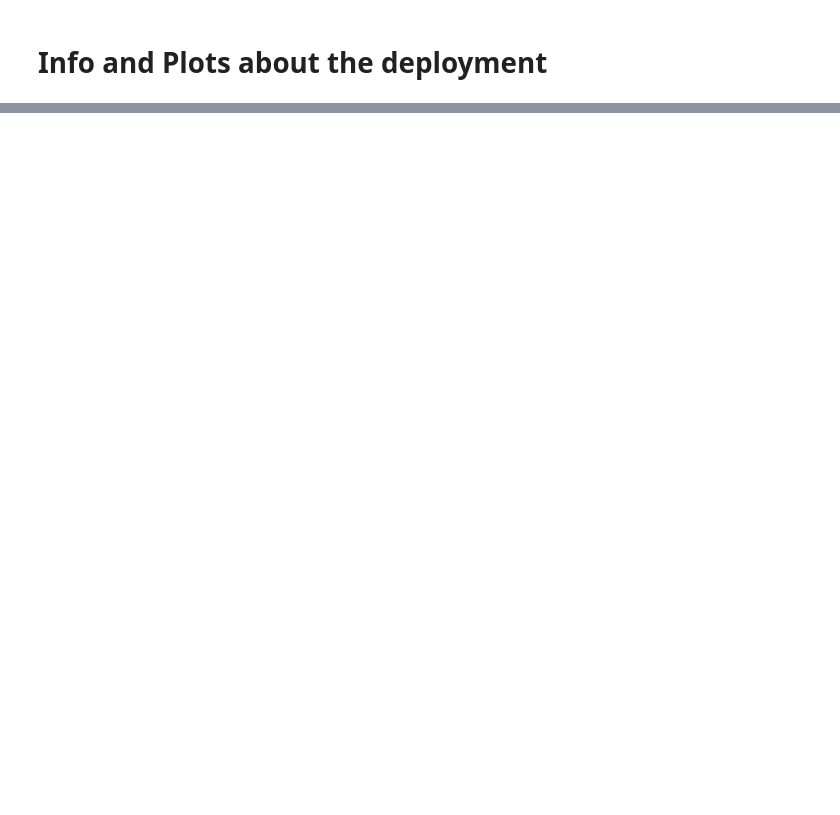
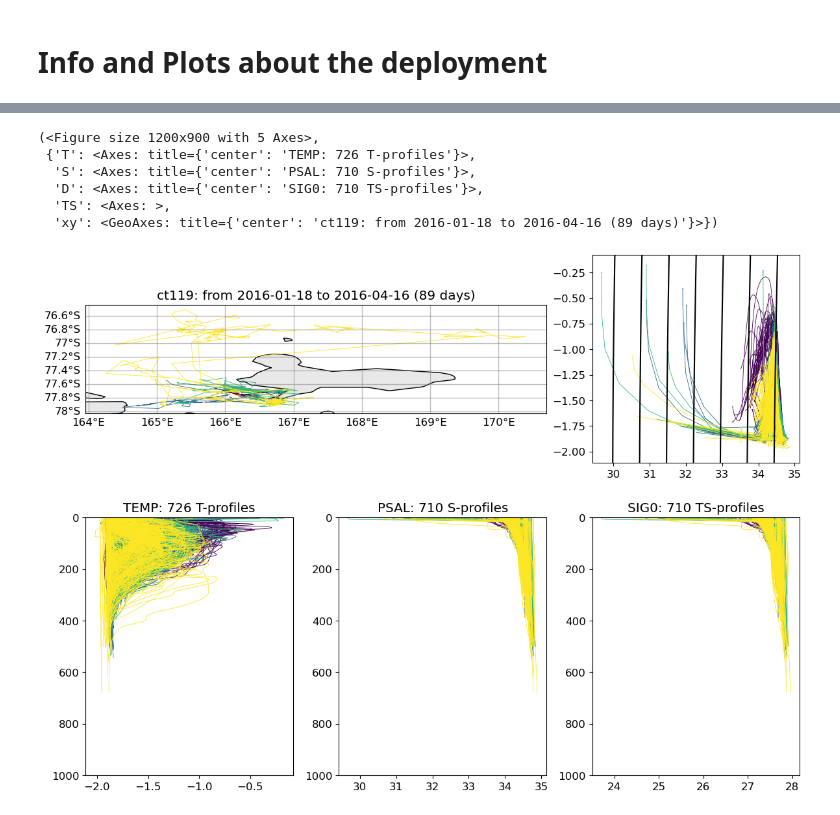
Before and after one commit to fabien-roquet/MEOP_process, a Jupyter notebook: python/tutorial_info_deployment.ipynb, the cells around one changed output, grey strips where cells are left out. Saved outputs shown, nothing was run; the diff lists cells and outputs as text; code cells hidden in the pictures; blank space fills up the shorter version.

```diff
--- a/python/tutorial_info_deployment.ipynb
+++ b/python/tutorial_info_deployment.ipynb
@@ -20,0 +40,12 @@ meop_plot_data.plot_data_deployments(deployment)
+# %%
+reload(meop)
+reload(meop_plot_data)
+meop_plot_data.plot_data_deployments(deployment)
+# %% [output]
+(<Figure size 1200x900 with 5 Axes>,
+ {'T': <Axes: title={'center': 'TEMP: 726 T-profiles'}>,
+  'S': <Axes: title={'center': 'PSAL: 710 S-profiles'}>,
+  'D': <Axes: title={'center': 'SIG0: 710 TS-profiles'}>,
+  'TS': <Axes: >,
+  'xy': <GeoAxes: title={'center': 'ct119: from 2016-01-18 to 2016-04-16 (89 days)'}>})
+[figure, added]
```
Also changed, not shown: parts of 8 cells of this notebook, 4 other files.
